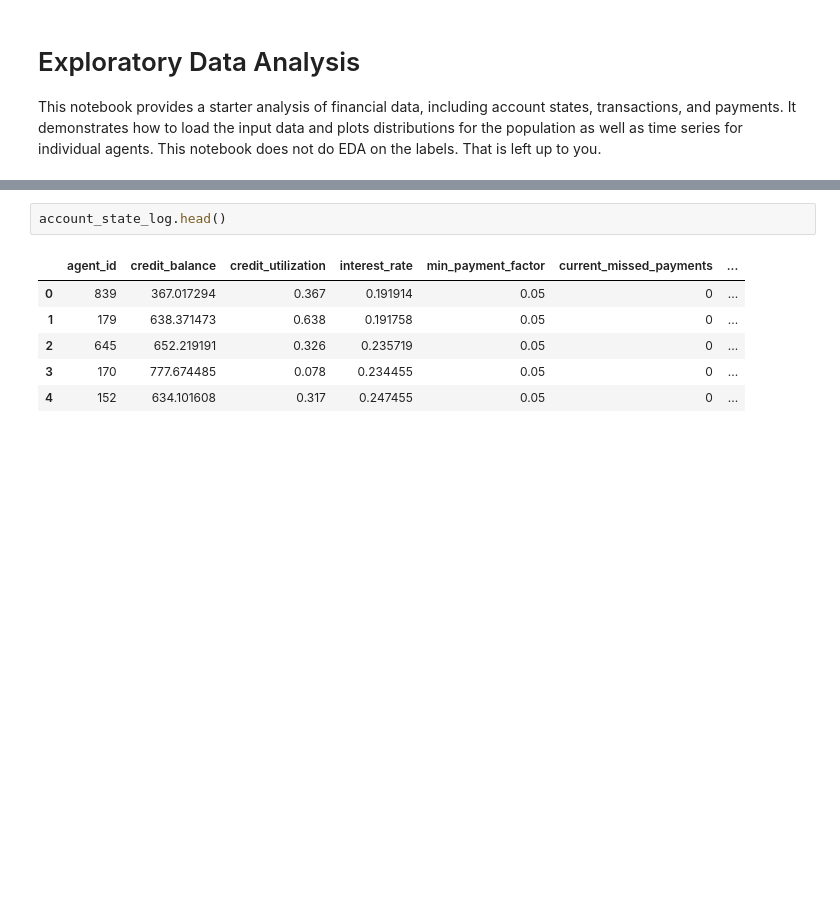
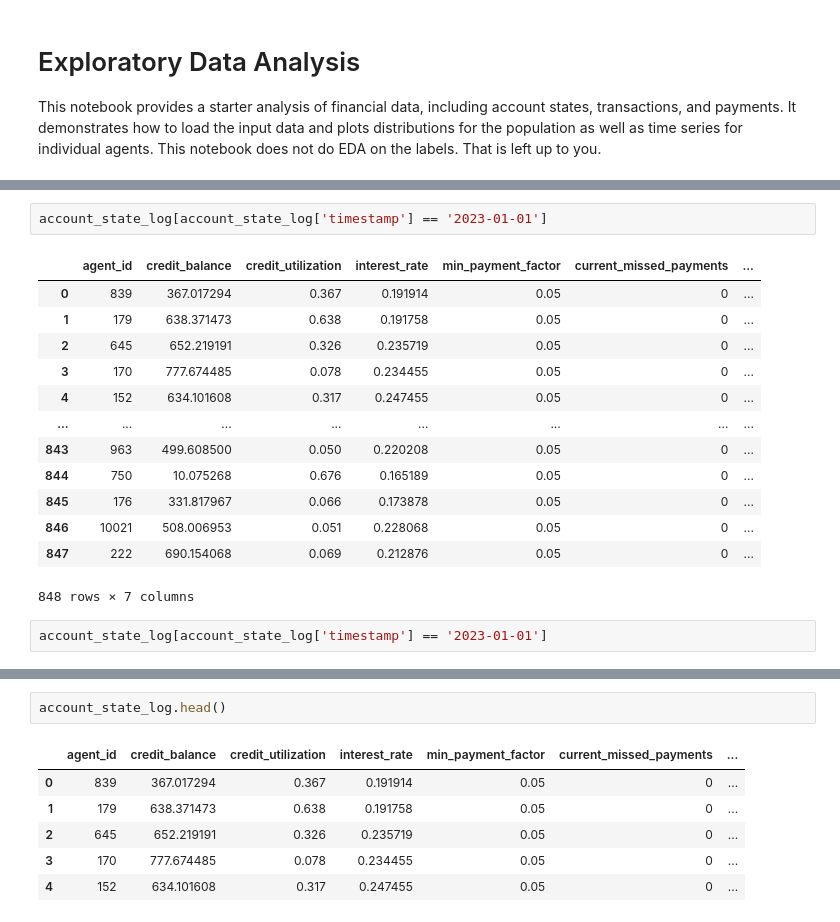
Before and after one commit to mustafa-droid18/Beyond_The_Hack, a Jupyter notebook: EDA (2).ipynb, the cells around one changed output, grey strips where cells are left out. Cells and saved outputs as stored; diff of their text form; blank space fills up the shorter version.

```diff
--- a/EDA (2).ipynb
+++ b/EDA (2).ipynb
@@ -22,0 +44,18 @@ payments_log = pd.read_csv('../synthcc_train_set/payments_log.csv', parse_dates=
+# %%
+account_state_log[account_state_log['timestamp'] == '2023-01-01']
+# %% [output]
+|  | agent_id | credit_balance | credit_utilization | interest_rate | min_payment_factor | current_missed_payments | ... |
+| 0 | 839 | 367.017294 | 0.367 | 0.191914 | 0.05 | 0 | ... |
+| 1 | 179 | 638.371473 | 0.638 | 0.191758 | 0.05 | 0 | ... |
+| 2 | 645 | 652.219191 | 0.326 | 0.235719 | 0.05 | 0 | ... |
+| 3 | 170 | 777.674485 | 0.078 | 0.234455 | 0.05 | 0 | ... |
+| 4 | 152 | 634.101608 | 0.317 | 0.247455 | 0.05 | 0 | ... |
+| ... | ... | ... | ... | ... | ... | ... | ... |
+| 843 | 963 | 499.608500 | 0.050 | 0.220208 | 0.05 | 0 | ... |
+| 844 | 750 | 10.075268 | 0.676 | 0.165189 | 0.05 | 0 | ... |
+| 845 | 176 | 331.817967 | 0.066 | 0.173878 | 0.05 | 0 | ... |
+| 846 | 10021 | 508.006953 | 0.051 | 0.228068 | 0.05 | 0 | ... |
+| 847 | 222 | 690.154068 | 0.069 | 0.212876 | 0.05 | 0 | ... |
+848 rows × 7 columns
+# %%
+account_state_log[account_state_log['timestamp'] == '2023-01-01']
```
Also changed, not shown: parts of 28 cells of this notebook, 2 other files.
